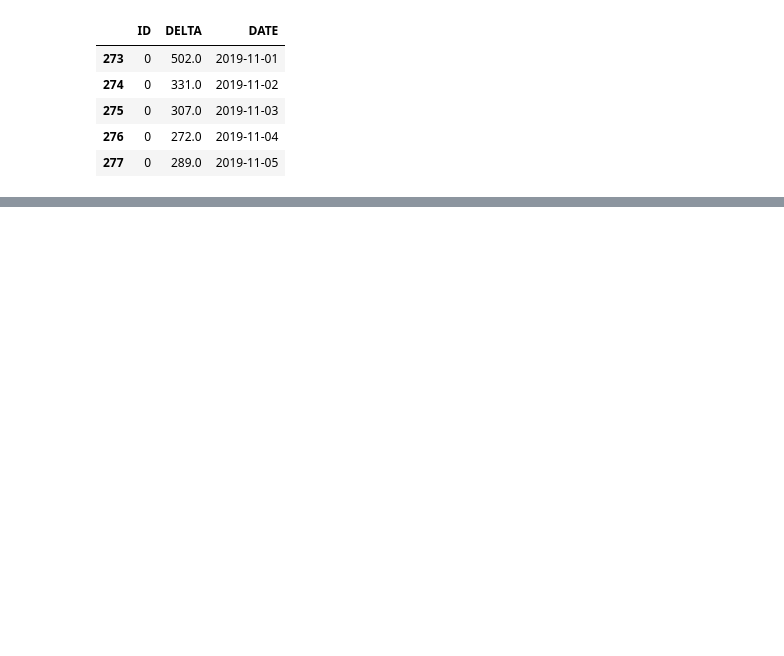
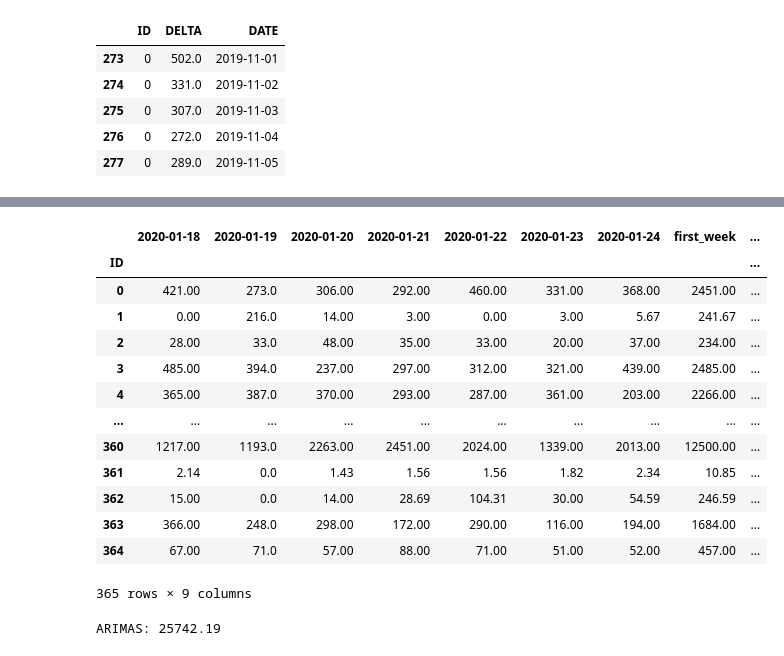
Before and after one commit to sgavela/water_footprint, a Jupyter notebook: exploration/bulk_arima.ipynb, the cells around one changed output, grey strips where cells are left out. Drawn from its saved outputs; the diff is of its cells as text; code cells hidden in the pictures; blank space fills up the shorter version.

```diff
--- a/exploration/bulk_arima.ipynb
+++ b/exploration/bulk_arima.ipynb
@@ -383,0 +192,25 @@ array([  0,   1,   2,   3,   4,   5,   6,   7,   8,   9,  10,  11,  12,
+# %%
+test = pd.read_pickle('../data/test.pkl')
+test = test.head(365)
+# %%
+test
+# %% [output]
+|  | 2020-01-18 | 2020-01-19 | 2020-01-20 | 2020-01-21 | 2020-01-22 | 2020-01-23 | 2020-01-24 | first_week | ... |
+| ID |  |  |  |  |  |  |  |  | ... |
+| 0 | 421.00 | 273.0 | 306.00 | 292.00 | 460.00 | 331.00 | 368.00 | 2451.00 | ... |
+| 1 | 0.00 | 216.0 | 14.00 | 3.00 | 0.00 | 3.00 | 5.67 | 241.67 | ... |
+| 2 | 28.00 | 33.0 | 48.00 | 35.00 | 33.00 | 20.00 | 37.00 | 234.00 | ... |
+| 3 | 485.00 | 394.0 | 237.00 | 297.00 | 312.00 | 321.00 | 439.00 | 2485.00 | ... |
+| 4 | 365.00 | 387.0 | 370.00 | 293.00 | 287.00 | 361.00 | 203.00 | 2266.00 | ... |
+| ... | ... | ... | ... | ... | ... | ... | ... | ... | ... |
+| 360 | 1217.00 | 1193.0 | 2263.00 | 2451.00 | 2024.00 | 1339.00 | 2013.00 | 12500.00 | ... |
+| 361 | 2.14 | 0.0 | 1.43 | 1.56 | 1.56 | 1.82 | 2.34 | 10.85 | ... |
+| 362 | 15.00 | 0.0 | 14.00 | 28.69 | 104.31 | 30.00 | 54.59 | 246.59 | ... |
+| 363 | 366.00 | 248.0 | 298.00 | 172.00 | 290.00 | 116.00 | 194.00 | 1684.00 | ... |
+| 364 | 67.00 | 71.0 | 57.00 | 88.00 | 71.00 | 51.00 | 52.00 | 457.00 | ... |
+365 rows × 9 columns
+# %%
+error = compute_error(results_df, test)
+print('ARIMAS:', round(error,2))
+# %% [output]
+ARIMAS: 25742.19
```
Also changed, not shown: parts of 17 cells of this notebook, 5 other files.
